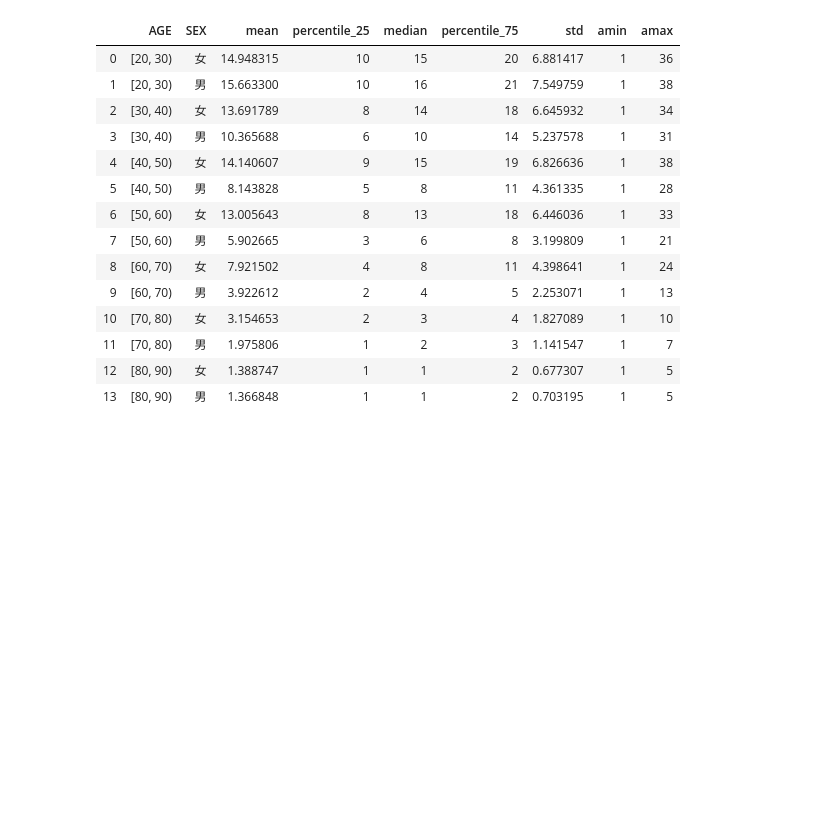
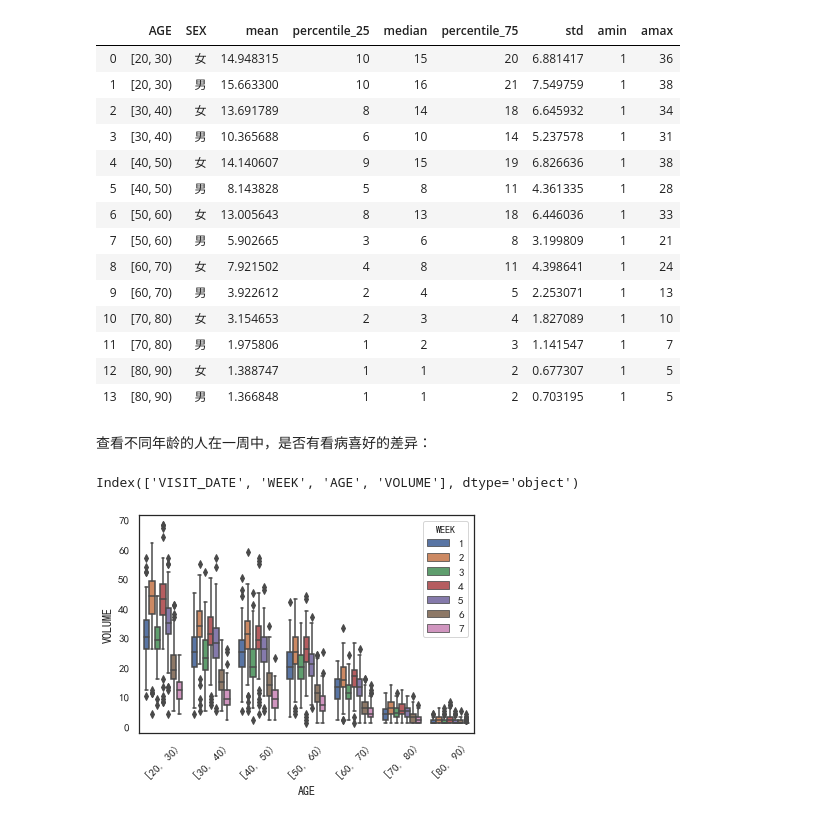
Before and after one commit to roymustangnet/dctzy, a Jupyter notebook: VolumeAnalysis.ipynb, the cells around one changed output. Drawn from its saved outputs; the diff is of its cells as text; code cells hidden in the pictures; blank space fills up the shorter version.

```diff
--- a/VolumeAnalysis.ipynb
+++ b/VolumeAnalysis.ipynb
@@ -72,3 +75,29 @@ result
 | 11 | [70, 80) | 男 | 1.975806 | 1 | 2 | 3 | 1.141547 | 1 | 7 |
 | 12 | [80, 90) | 女 | 1.388747 | 1 | 1 | 2 | 0.677307 | 1 | 5 |
 | 13 | [80, 90) | 男 | 1.366848 | 1 | 1 | 2 | 0.703195 | 1 | 5 |
+# %% [markdown]
+查看不同年龄的人在一周中，是否有看病喜好的差异：
+# %%
+age_bins = list(range(20, 100, 10))
+age_cuts = pd.cut(data['AGE'], bins=age_bins, right=False)
+class_cols = [Columns.Date, Columns.Week, age_cuts]
+
+vol = VolumeAnalyzer.get_outpatient_volume(data, class_cols)
+print(vol.columns)
+# %% [output]
+Index(['VISIT_DATE', 'WEEK', 'AGE', 'VOLUME'], dtype='object')
+# %%
+
+myfont=FontProperties(fname=r'C:\Windows\Fonts\simhei.ttf',size=14)
+sns.set(font=myfont.get_name(), style='white')
+
+g = sns.boxplot(x=Columns.Age,
+            y=Columns.OutpatientVol,
+            hue=Columns.Week,
+            data=vol,
+            )
+plt.xticks(rotation=45)
+plt.show()
+g.get_figure().savefig('./results/violinplot_age_week_volume.png', dpi=600, bbox_inches = 'tight')
+# %% [output]
+[figure, added]
```
Also changed, not shown: parts of 5 cells of this notebook, 2 other files.
